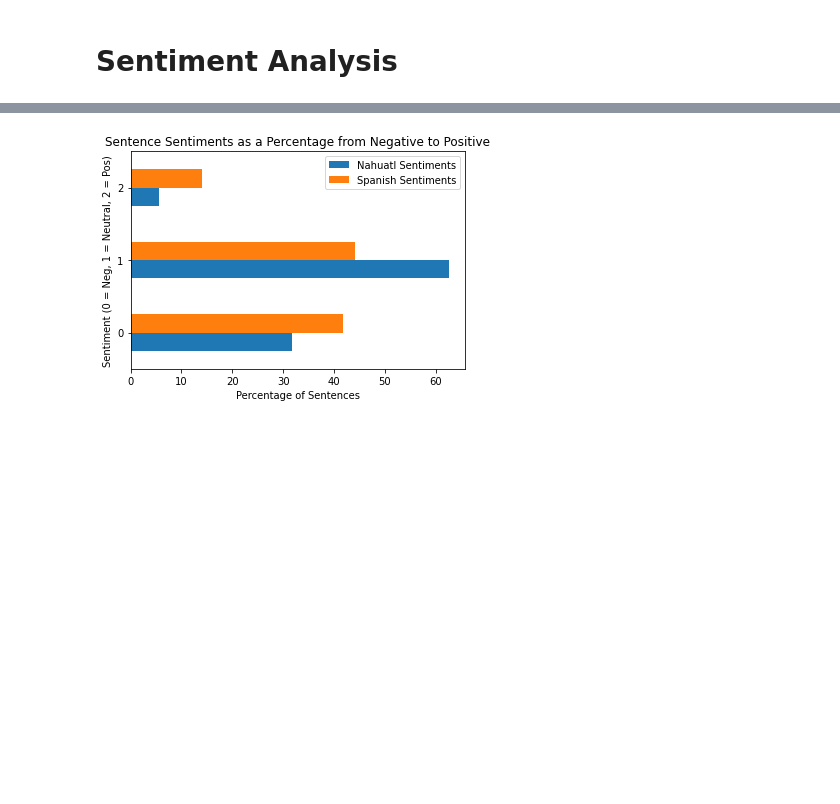
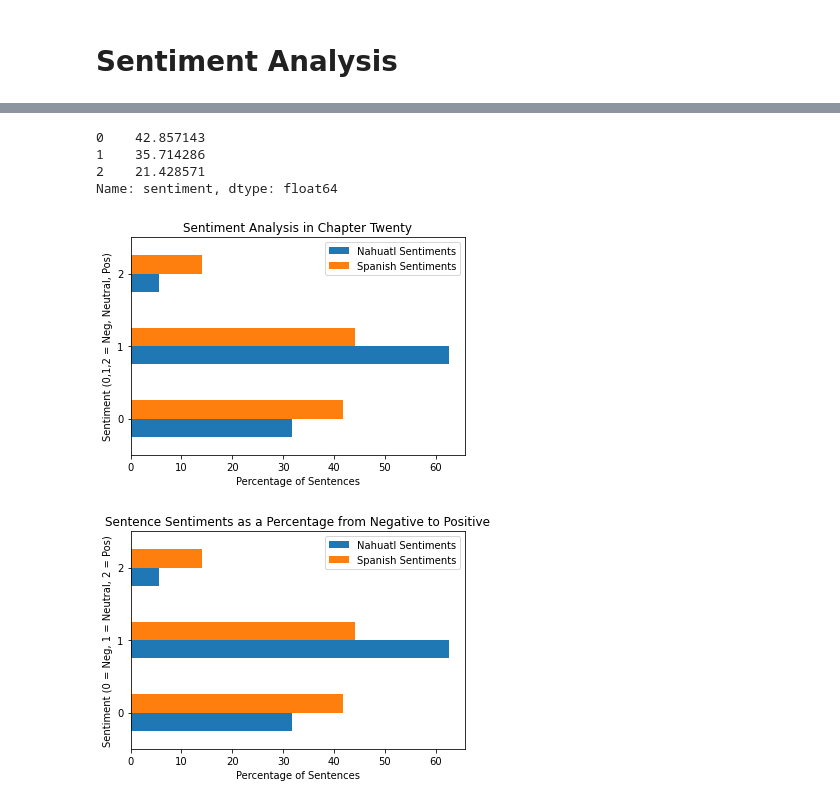
Before and after one commit to ethandmd/flodex, a Jupyter notebook: flodex.ipynb, the cells around one changed output, grey strips where cells are left out. Saved outputs shown, nothing was run; the diff lists cells and outputs as text; code cells hidden in the pictures; blank space fills up the shorter version.

```diff
--- a/flodex.ipynb
+++ b/flodex.ipynb
@@ -423,3 +481,21 @@ plt.savefig('share_words.png',transparent=True)
+# %%
+#Perc of sentiments in s20
+100 * s20_sentimentdf['sentiment'].value_counts() / s20_sentimentdf['sentiment'].value_counts().sum()
+# %% [output]
+0    42.857143
+1    35.714286
+2    21.428571
+Name: sentiment, dtype: float64
+# %%
+n20_sentiments = {'Nahuatl Sentiments in n20':100 * n20_sentimentdf['sentiment'].value_counts() / n20_sentimentdf['sentiment'].value_counts().sum(),
+                  'Spanish Sentiments in s20':100 * s20_sentimentdf['sentiment'].value_counts() / s20_sentimentdf['sentiment'].value_counts().sum()}
+pd.DataFrame(mydic,index=[0,1,2]).plot(kind='barh')
+plt.title('Sentiment Analysis in Chapter Twenty')
+plt.xlabel('Percentage of Sentences')
+plt.ylabel('Sentiment (0,1,2 = Neg, Neutral, Pos)')
+plt.savefig('ch20_sentiments.png',transparent=True)
+# %% [output]
+[figure, added]
 # %%
 n_sentimentdf = pd.concat([n19_sentimentdf,  #Master df of nahuatl sentence sentiments
                            n20_sentimentdf,
```
Also changed, not shown: parts of 11 cells of this notebook.
